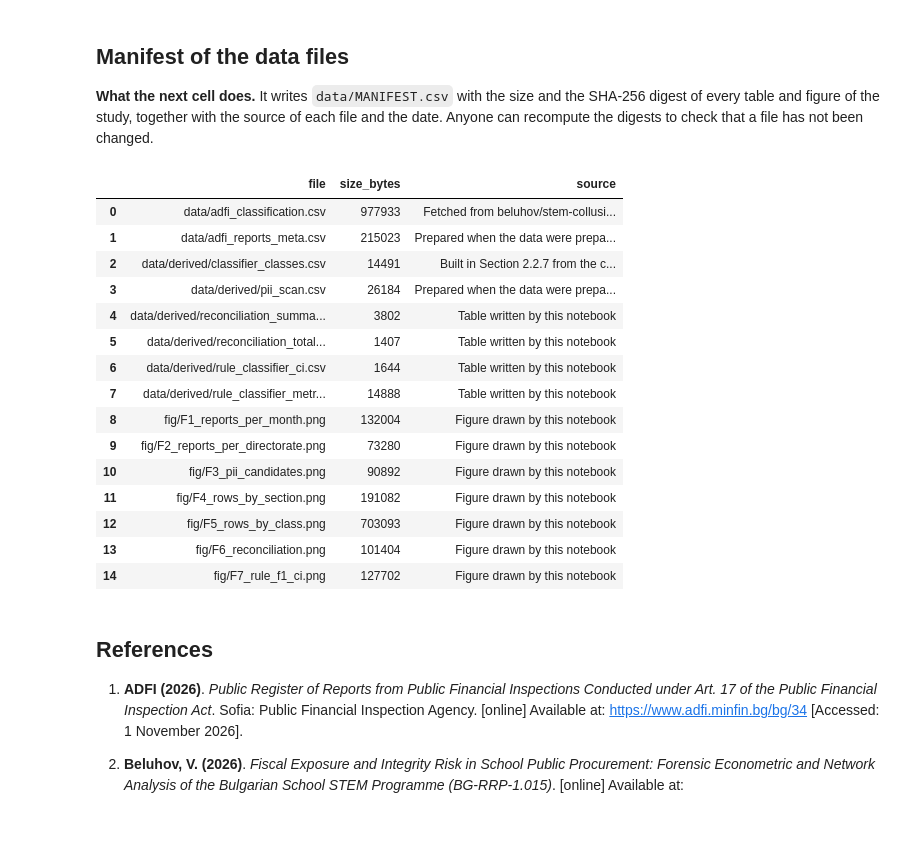
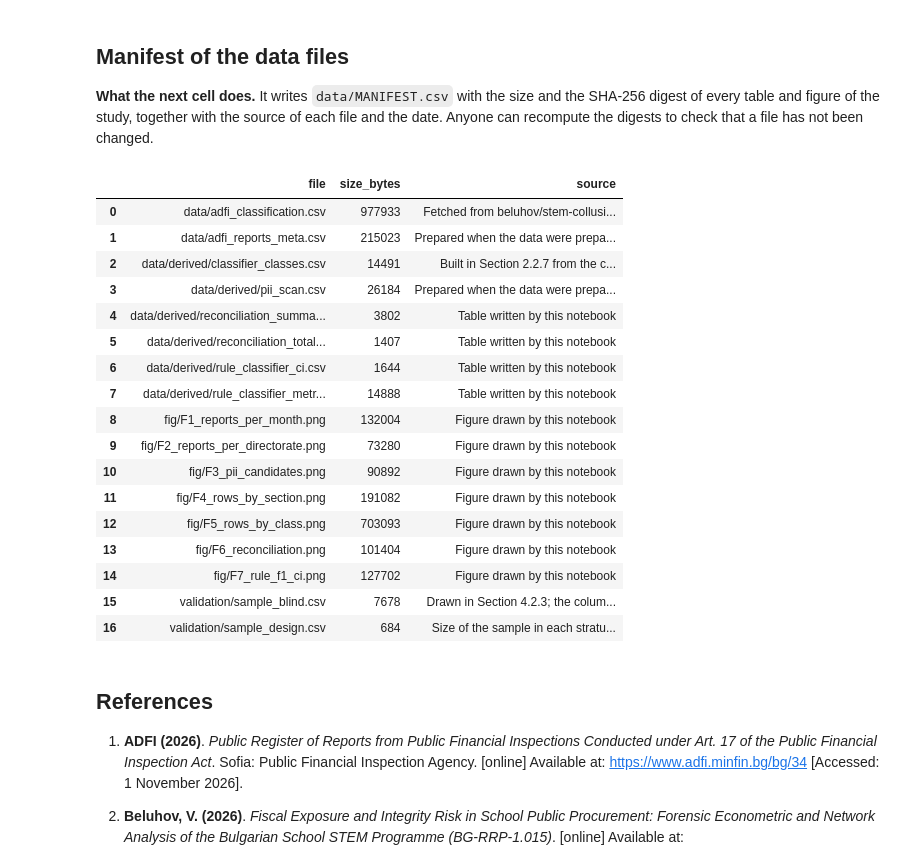
Before and after one commit to beluhov/adfi-violations-classification, a Jupyter notebook: ADFI_Violations_Classification.ipynb, the cells around one changed output. Drawn from its saved outputs; the diff is of its cells as text; code cells hidden in the pictures; blank space fills up the shorter version.

```diff
--- a/ADFI_Violations_Classification.ipynb
+++ b/ADFI_Violations_Classification.ipynb
@@ -1544,0 +1569,30 @@ The bars of the sections are higher than the bars of the classes in both panels.
+# %%
+VAL_DIR = ROOT / "validation"
+VAL_DIR.mkdir(exist_ok=True)
+SAMPLE_N = HYPOTHESIS_THRESHOLDS["manual_sample_n"]
+SECTION_FLOOR = 5
+OUTCOMES = ["violation", "no_violation"]
+
+rows = cls_df[["finding_no", "class_index", "is_violation"]].assign(
+    section_no=cls_df["class_index"].str.split(".").str[0].astype(int),
+    class_no=cls_df["class_index"].str.split(".").str[1].astype(int),
+).sort_values(["section_no", "class_no"])
+by_finding = rows.groupby("finding_no")
+assert (by_finding["is_violation"].nunique() == 1).all()
+findings = pd.DataFrame({
+    "section": by_finding["section_no"].first(),
+    "outcome": np.where(by_finding["is_violation"].first(), "violation", "no_violation"),
+})
+findings.index = findings.index.astype(int)
+findings = findings.sort_index()
+assert len(findings) == 1373
+assert (findings["outcome"] == "violation").sum() == 784 and (findings["outcome"] == "no_violation").sum() == 589
+
+strata = (
+    findings.groupby(["section", "outcome"]).size().rename("population_findings").reset_index()
+    .assign(order=lambda d: d["outcome"].map(OUTCOMES.index))
+    .sort_values(["section", "order"]).drop(columns="order").reset_index(drop=True)
+)
+assert strata["population_findings"].sum() == len(findings)
+print(f"Findings: {len(findings)} | strata: {len(strata)}")
+display(strata)
@@ -1552,35 +1911,39 @@ SOURCES = {
     "data/adfi_reports_meta.csv": "Prepared when the data were prepared (Section 2.2.4) from the register and the texts of the 560 reports",
     "data/derived/pii_scan.csv": "Prepared when the data were prepared (Sections 2.2.3 and 2.2.4): counts of candidate personal data per report",
     "data/derived/classifier_classes.csv": "Built in Section 2.2.7 from the classifier definition and the classification table",
+    "validation/sample_design.csv": "Size of the sample in each stratum (Section 4.2.2), written in Section 4.2.3 after the draw",
+    "validation/sample_blind.csv": "Drawn in Section 4.2.3; the column manual_class_index is empty for the annotator",
 }
-manifest_files = sorted([*DATA_DIR.glob("*.csv"), *DERIVED_DIR.glob("*.csv"), *FIG_DIR.glob("*.png")])
+manifest_files = sorted([*DATA_DIR.glob("*.csv"), *DERIVED_DIR.glob("*.csv"), *VAL_DIR.glob("*.csv"), *FIG_DIR.glob("*.png")])
 manifest_files = [p for p in manifest_files if p.name != "MANIFEST.csv"]
 with open(DATA_DIR / "MANIFEST.csv", "w", encoding="utf-8", newline="") as f:
     w = csv.writer(f, delimiter=";", lineterminator="\n")
     w.writerow(["file", "size_bytes", "sha256", "source", "date"])
     for p in manifest_files:
         rel = p.relative_to(ROOT).as_posix()
         src = SOURCES.get(rel, "Figure drawn by this notebook" if rel.startswith("fig/") else "Table written by this notebook")
         w.writerow([rel, p.stat().st_size, sha256_file(p), src, BUILD_DATE])
 manifest = pd.read_csv(DATA_DIR / "MANIFEST.csv", sep=";")
 display(manifest[["file", "size_bytes", "source"]])
 # %% [output]
 |  | file | size_bytes | source |
 | 0 | data/adfi_classification.csv | 977933 | Fetched from beluhov/stem-collusi... |
 | 1 | data/adfi_reports_meta.csv | 215023 | Prepared when the data were prepa... |
 | 2 | data/derived/classifier_classes.csv | 14491 | Built in Section 2.2.7 from the c... |
 | 3 | data/derived/pii_scan.csv | 26184 | Prepared when the data were prepa... |
 | 4 | data/derived/reconciliation_summa... | 3802 | Table written by this notebook |
 | 5 | data/derived/reconciliation_total... | 1407 | Table written by this notebook |
 | 6 | data/derived/rule_classifier_ci.csv | 1644 | Table written by this notebook |
 | 7 | data/derived/rule_classifier_metr... | 14888 | Table written by this notebook |
 | 8 | fig/F1_reports_per_month.png | 132004 | Figure drawn by this notebook |
 | 9 | fig/F2_reports_per_directorate.png | 73280 | Figure drawn by this notebook |
 | 10 | fig/F3_pii_candidates.png | 90892 | Figure drawn by this notebook |
 | 11 | fig/F4_rows_by_section.png | 191082 | Figure drawn by this notebook |
 | 12 | fig/F5_rows_by_class.png | 703093 | Figure drawn by this notebook |
 | 13 | fig/F6_reconciliation.png | 101404 | Figure drawn by this notebook |
 | 14 | fig/F7_rule_f1_ci.png | 127702 | Figure drawn by this notebook |
+| 15 | validation/sample_blind.csv | 7678 | Drawn in Section 4.2.3; the colum... |
+| 16 | validation/sample_design.csv | 684 | Size of the sample in each stratu... |
 # %% [markdown]
 ## References
 
```
Also changed, not shown: parts of 16 cells of this notebook, 3 other files.
